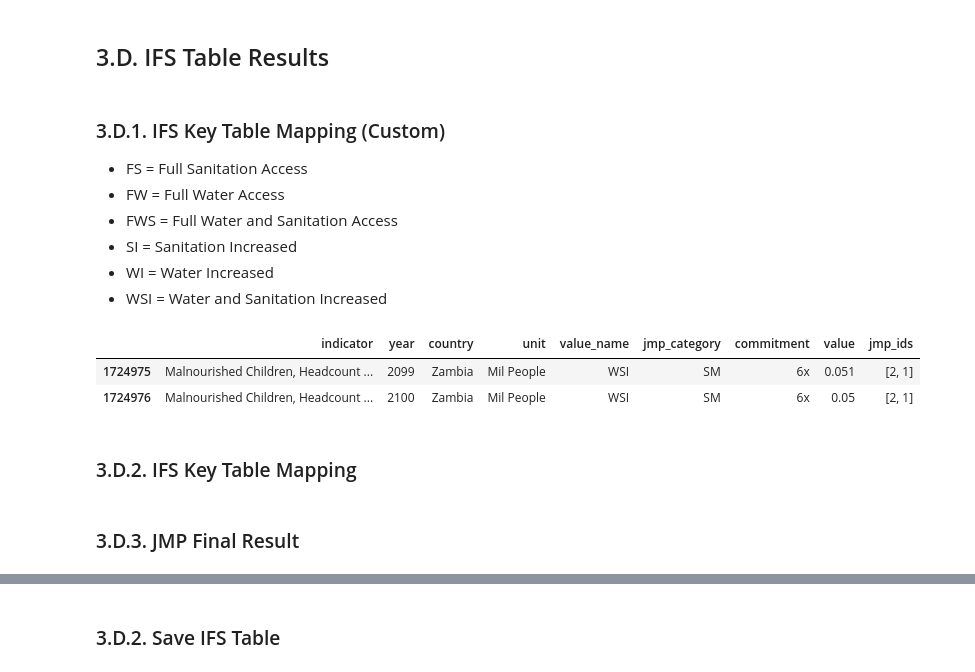
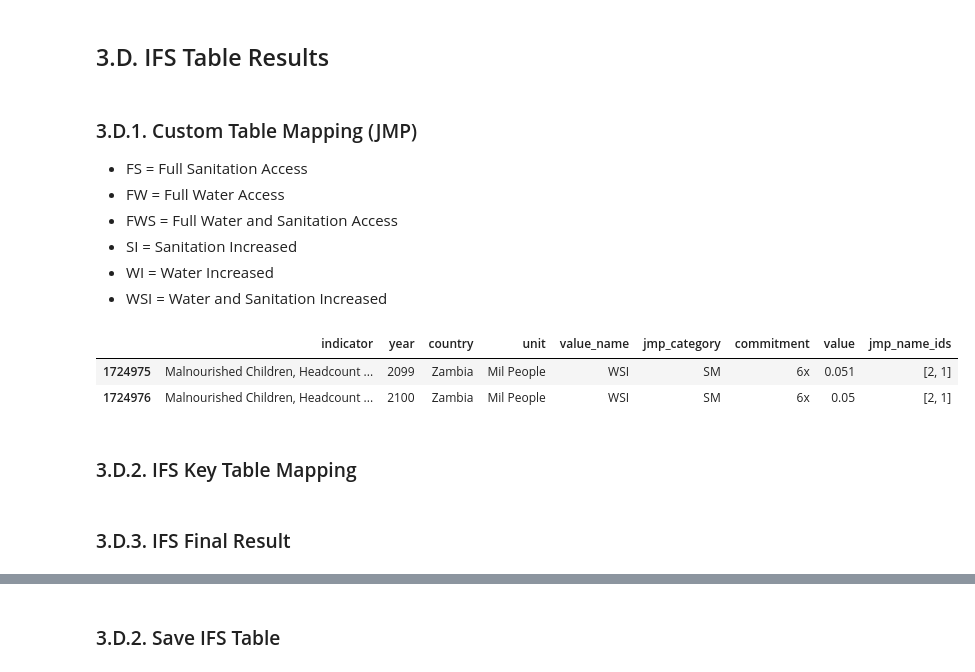
Before and after one commit to akvo/wash-futures-explorer, a Jupyter notebook: doc/table-proposal.ipynb, the cells around one changed output, grey strips where cells are left out. Drawn from its saved outputs; the diff is of its cells as text; code cells hidden in the pictures.

```diff
--- a/doc/table-proposal.ipynb
+++ b/doc/table-proposal.ipynb
@@ -109,7 +109,7 @@ data_melted = pd.melt(
     var_name='variable',  # melted
     value_name='value' # values
 )
-data_melted['rate_type'] = data_melted['variable'].apply(lambda x: 'total' if 'total' in x else 'annual_rate_change')
+data_melted['value_type'] = data_melted['variable'].apply(lambda x: 'total' if 'total' in x else 'annual_rate_change')
 data_melted['jmp_category'] = data_melted['variable'].apply(lambda x: 'ALB' if 'ALB' in x else 'SM')
 data_melted = data_melted.drop(columns=['variable'])
 data_melted.head()
@@ -373,7 +379,7 @@ commitments_table
 # %% [markdown]
 ## 3.D. IFS Table Results
 # %% [markdown]
-### 3.D.1. IFS Key Table Mapping (Custom)
+### 3.D.1. Custom Table Mapping (JMP)
 
 - FS = Full Sanitation Access
 - FW = Full Water Access
@@ -392,10 +398,10 @@ def map_jmp_ids(jmp_type):
         ids.append(jmp_dict['Sanitation'])
     return ids
 # %%
-combined_df['jmp_ids'] = combined_df['value_name'].apply(map_jmp_ids)
+combined_df['jmp_name_ids'] = combined_df['value_name'].apply(map_jmp_ids)
 combined_df.tail(2)
 # %% [output]
-|  | indicator | year | country | unit | value_name | jmp_category | commitment | value | jmp_ids |
+|  | indicator | year | country | unit | value_name | jmp_category | commitment | value | jmp_name_ids |
 | 1724975 | Malnourished Children, Headcount ... | 2099 | Zambia | Mil People | WSI | SM | 6x | 0.051 | [2, 1] |
 | 1724976 | Malnourished Children, Headcount ... | 2100 | Zambia | Mil People | WSI | SM | 6x | 0.05 | [2, 1] |
 # %% [markdown]
@@ -408,7 +414,7 @@ table_with_id = merge_id(table_with_id, jmp_categories_table, 'jmp_category')
 table_with_id = merge_id(table_with_id, commitments_table, 'commitment')
 table_with_id = merge_id(table_with_id, countries_table, 'country')
 # %% [markdown]
-### 3.D.3. JMP Final Result
+### 3.D.3. IFS Final Result
 # %%
 table_with_id = table_with_id[table_with_id['value'].notna()]
 table_with_id = table_with_id.sort_values('year')
```
Also changed, not shown: parts of 16 cells of this notebook, 9 other files.
